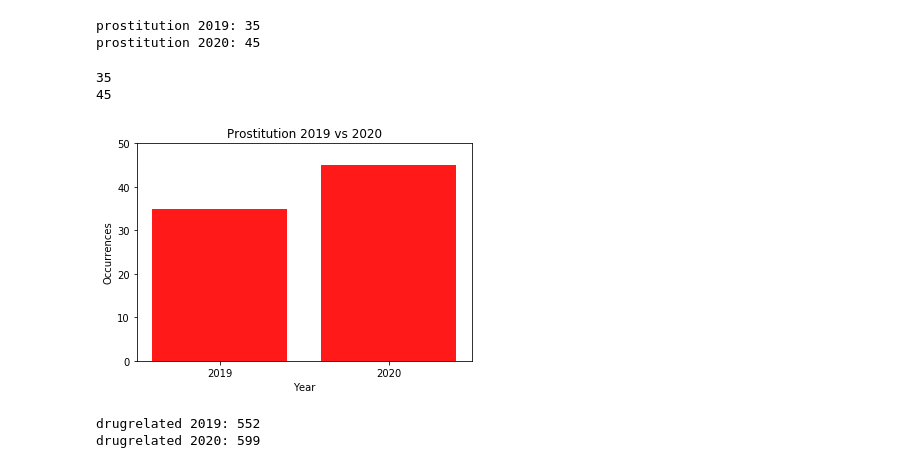
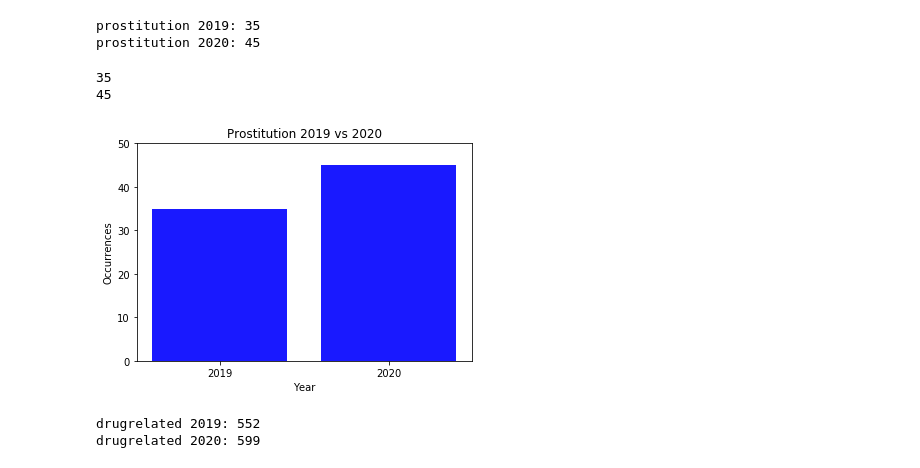
Before and after one commit to ibeth92/Crime_in_the_Time_of_COVID, a Jupyter notebook: rick.project1.ipynb, the cells around one changed output. Saved outputs shown, nothing was run; the diff lists cells and outputs as text; code cells hidden in the pictures.

```diff
--- a/rick.project1.ipynb
+++ b/rick.project1.ipynb
@@ -117,23 +158,23 @@ prostitution 2020: 45
 # %%
 prostitution_count2019 = prostitution2019["Address"].count()
 print(prostitution_count2019)
 prostitution_count2020 = prostitution2020["Address"].count()
 print(prostitution_count2020)
 counts =[prostitution_count2019,prostitution_count2020]
 x_axis = np.arange(len(counts))
 
-plt.bar(x_axis, counts, color='r', alpha=0.9, align="center")
+plt.bar(x_axis, counts, color='b', alpha=0.9, align="center")
 tick_locations = [value for value in x_axis]
 plt.xticks(tick_locations, ["2019", "2020"])
 plt.ylim(0,50)
 plt.title("Prostitution 2019 vs 2020")
 plt.xlabel("Year")
 plt.ylabel("Occurrences")
 plt.show()
 # %% [output]
 35
 45
-[figure, old version]
+[figure, new version]
 # %%
 drugrelated2019 = crime_data2019[crime_data2019['Highest Offense Description'].str.contains("DRUG")]
 print(f"drugrelated 2019: {len(drugrelated2019)}")
```
Also changed, not shown: parts of 9 cells of this notebook.
